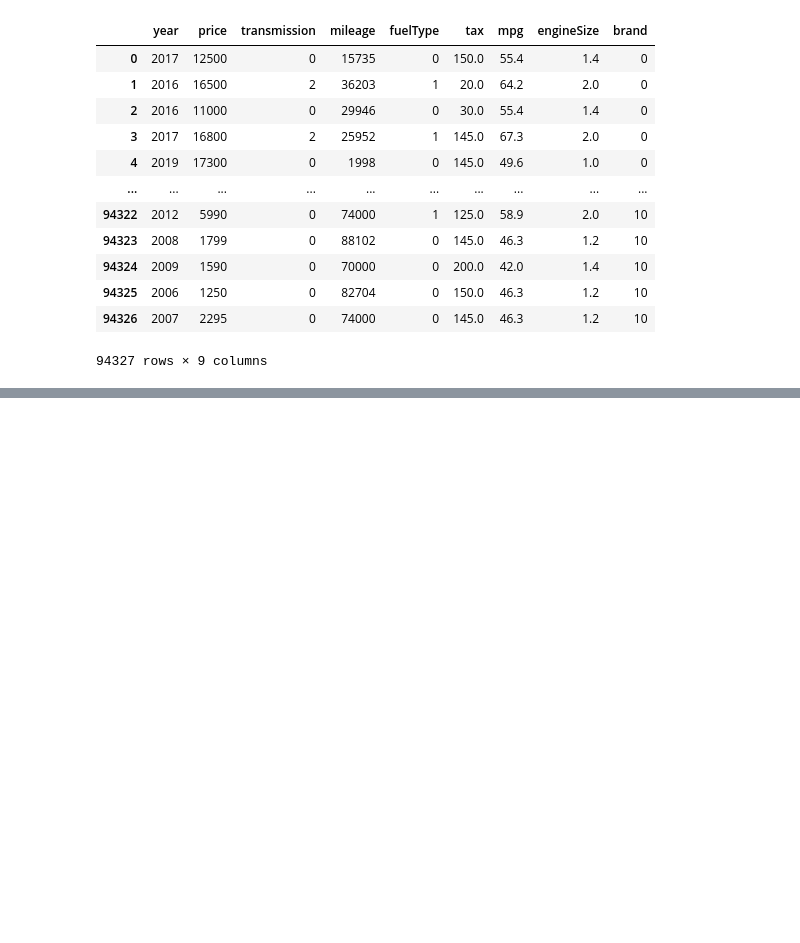
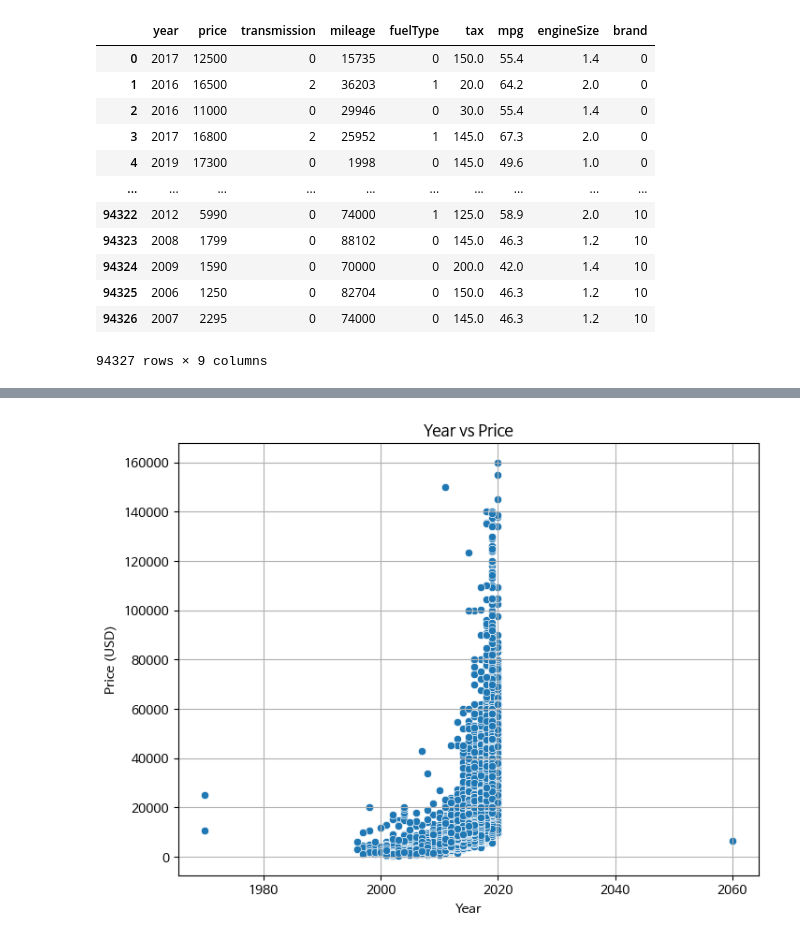
Before and after one commit to osoohynn/used-car-price-forecast, a Jupyter notebook: used_car_price_forecast.ipynb, the cells around one changed output, grey strips where cells are left out. Drawn from its saved outputs; the diff is of its cells as text; code cells hidden in the pictures; blank space fills up the shorter version.

```diff
--- a/used_car_price_forecast.ipynb
+++ b/used_car_price_forecast.ipynb
@@ -286,0 +287,12 @@ NameError: name 'PolynomialFeatures' is not defined
+# %%
+import seaborn as sns
+
+plt.figure(figsize=(8, 6))
+sns.scatterplot(x='year', y='price', data=df)
+plt.title("Year vs Price")
+plt.xlabel("Year")
+plt.ylabel("Price (USD)")
+plt.grid(True)
+plt.show()
+# %% [output]
+[figure, added]
```
Also changed, not shown: parts of 10 cells of this notebook.
